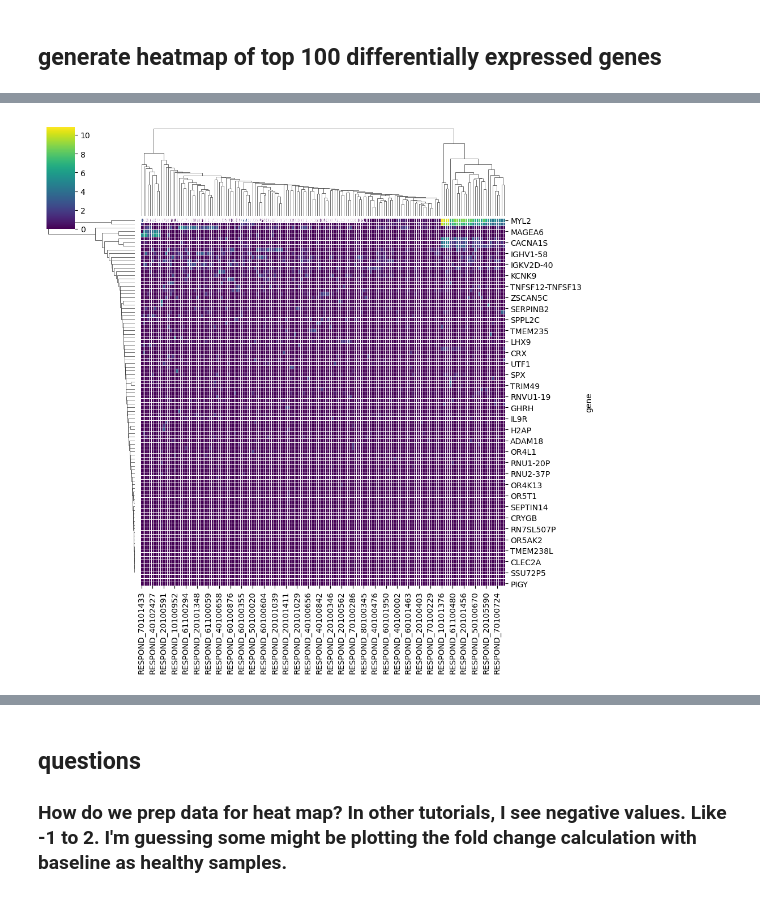
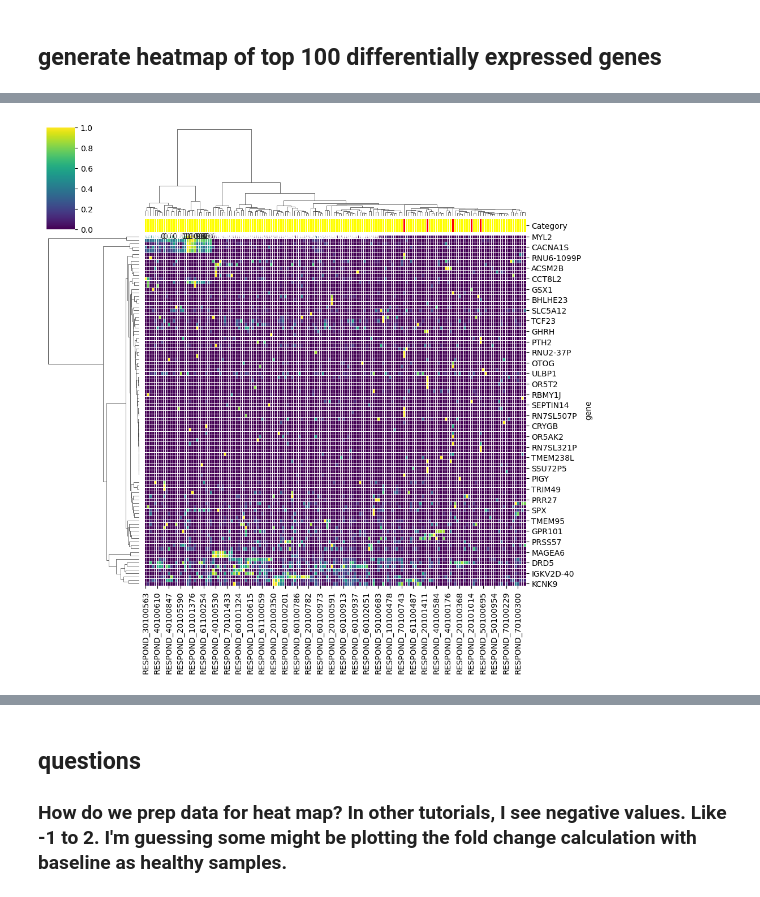
Before and after one commit to MeltemTutar/huang, a Jupyter notebook: Respond/Mutated_gene_expression_explore.ipynb, the cells around one changed output, grey strips where cells are left out. Cells and saved outputs as stored; diff of their text form; code cells hidden in the pictures.

```diff
--- a/Respond/Mutated_gene_expression_explore.ipynb
+++ b/Respond/Mutated_gene_expression_explore.ipynb
@@ -161,4 +170,11 @@ expression_df_heatmap = expression_df.loc[top_n_rows.index]
 # %%
 # can check mutation status of genes by checking individuals_mutated_target_gene
+# %%
+individuals_mutated_target_gene  = list(individuals_mutated_target_gene)
 # %%
-expression_df_heatmap
+mutated_status =  [1 if item in individuals_mutated_target_gene else 0 for item in expression_df_heatmap.columns]
+
+sample_categories_df = pd.DataFrame({
+    'Sample': expression_df_heatmap.columns,
+    'Category': mutated_status
+})
@@ -196,16 +186,16 @@ import numpy as np
 from scipy.cluster.hierarchy import fcluster, linkage
 
 # Cluster the rows and columns using hierarchical clustering
-row_linkage = linkage(expression_df_heatmap, method='average')
-col_linkage = linkage(expression_df_heatmap.T, method='average')
+row_linkage = linkage(expression_df_heatmap, method='ward')
+col_linkage = linkage(expression_df_heatmap.T, method='ward')
 
 # Define a threshold to cut the dendrogram and form clusters
-row_threshold = 0.7  # had to increase to get more members in each group
-col_threshold = 0.7
+row_threshold = 7  # the number of clusters to form
+col_threshold = 7
 
 # Assign cluster labels using cluster
-row_clusters = fcluster(row_linkage, row_threshold, criterion='distance')
-col_clusters = fcluster(col_linkage, col_threshold, criterion='distance')
+row_clusters = fcluster(row_linkage, t=row_threshold, criterion='maxclust')
+col_clusters = fcluster(col_linkage, t=col_threshold, criterion='maxclust')
 
 # Print items in each cluster
 print("Row Clusters:")
@@ -239,10 +228,24 @@ Cluster 164: Index(['RESPOND_20100663'], dtype='object')
 # %%
+# Create a clustered heatmap
 
-# Create a clustered heatmap
-sns.clustermap(expression_df_heatmap, row_linkage=row_linkage, col_linkage=col_linkage,
-               cmap='viridis', annot=True, fmt=".1f", linewidths=.5)
+# Group labels and colors for color bar
+type_map = {1:'red',0:'yellow'}
+
+clustered_df = sns.clustermap(
+                expression_df_heatmap,
+                row_linkage=row_linkage,
+                col_linkage=col_linkage,
+                cmap='viridis',
+                annot=True,
+                fmt=".1f",
+                linewidths=.5,
+                col_colors=sample_categories_df.set_index('Sample')['Category'].map(type_map), # map group column in df to colors
+                standard_scale=0 # standardize by the rows
+)
+
+
 
 # Show the plot
 plt.show()
 # %% [output]
-[figure, old version]
+[figure, new version]
```
Also changed, not shown: parts of 10 cells of this notebook.
